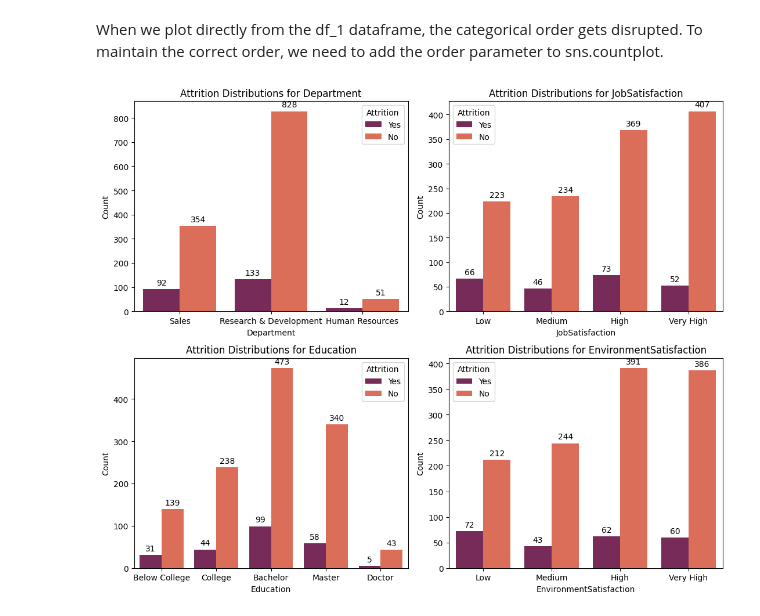
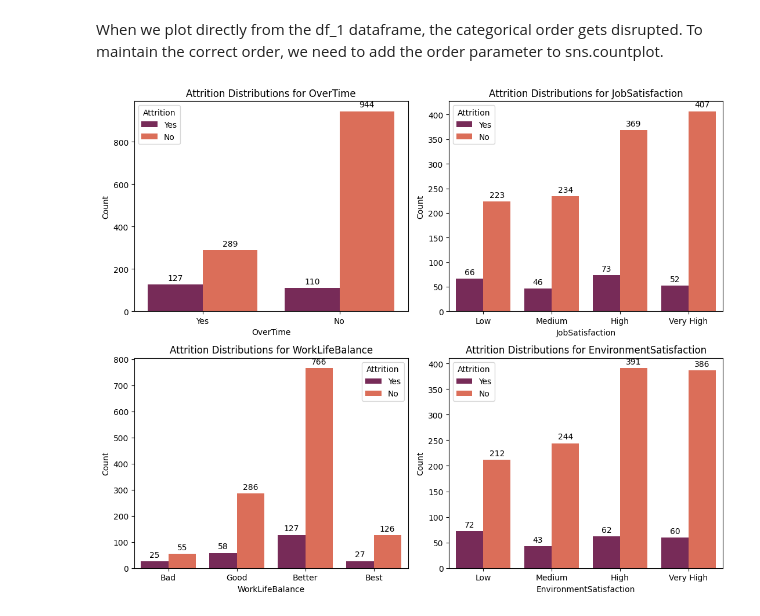
Before and after one commit to selvet-elo/IBM-Employee-Attrition-Dataset, a Jupyter notebook: IBM_HR_data_visualization.ipynb, the cells around one changed output. Drawn from its saved outputs; the diff is of its cells as text; code cells hidden in the pictures.

```diff
--- a/IBM_HR_data_visualization.ipynb
+++ b/IBM_HR_data_visualization.ipynb
@@ -98,16 +98,12 @@ work_life_bal = ['Bad', 'Good', 'Better', 'Best']
 # %%
 fig, axes = plt.subplots(2, 2, figsize=(11, 9))
 
-
-# Use the dist_plot function to plot on each axis
-dist_plot(df, x_col='Department', hue_col='Attrition', ax=axes[0, 0])
+dist_plot(df, x_col='OverTime', hue_col='Attrition', ax=axes[0, 0])
 dist_plot(df_1, x_col='JobSatisfaction', hue_col='Attrition', ax=axes[0, 1], order=job_sat)
-dist_plot(df_1, x_col='Education', hue_col='Attrition', ax=axes[1, 0], order=edu)
+dist_plot(df_1, x_col='WorkLifeBalance', hue_col='Attrition', ax=axes[1, 0], order=work_life_bal)
 dist_plot(df_1, x_col='EnvironmentSatisfaction', hue_col='Attrition', ax=axes[1, 1], order=env_sat)
 
-
-# Adjust layout for better spacing
 plt.tight_layout()
 plt.show()
 # %% [output]
-[figure, old version]
+[figure, new version]
```
Also changed, not shown: parts of 1 cell of this notebook.
